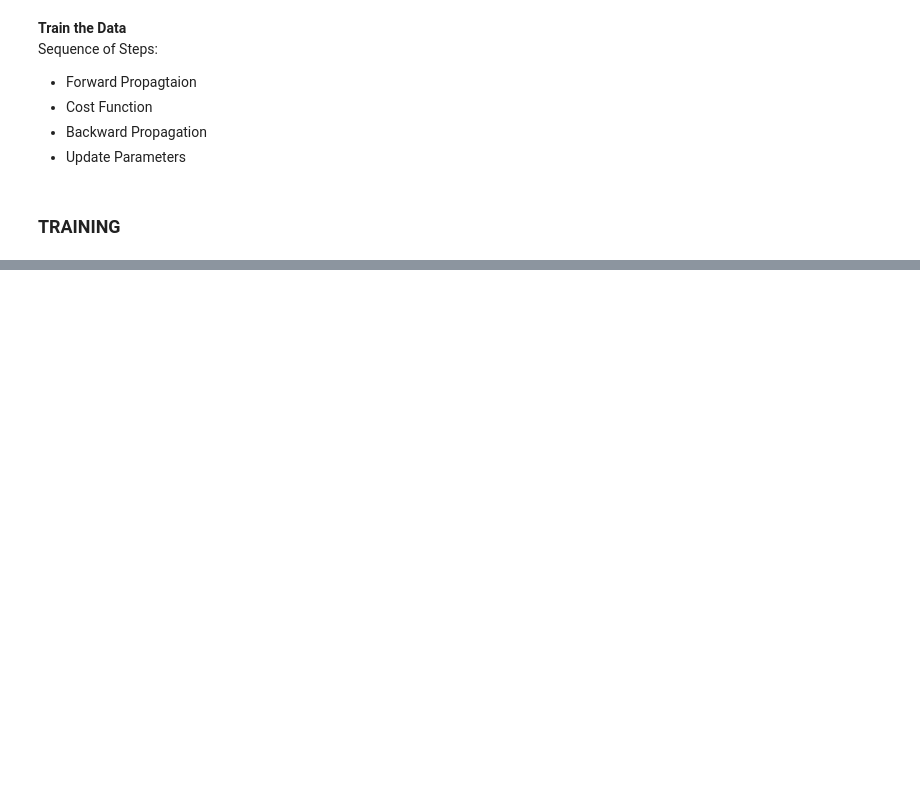
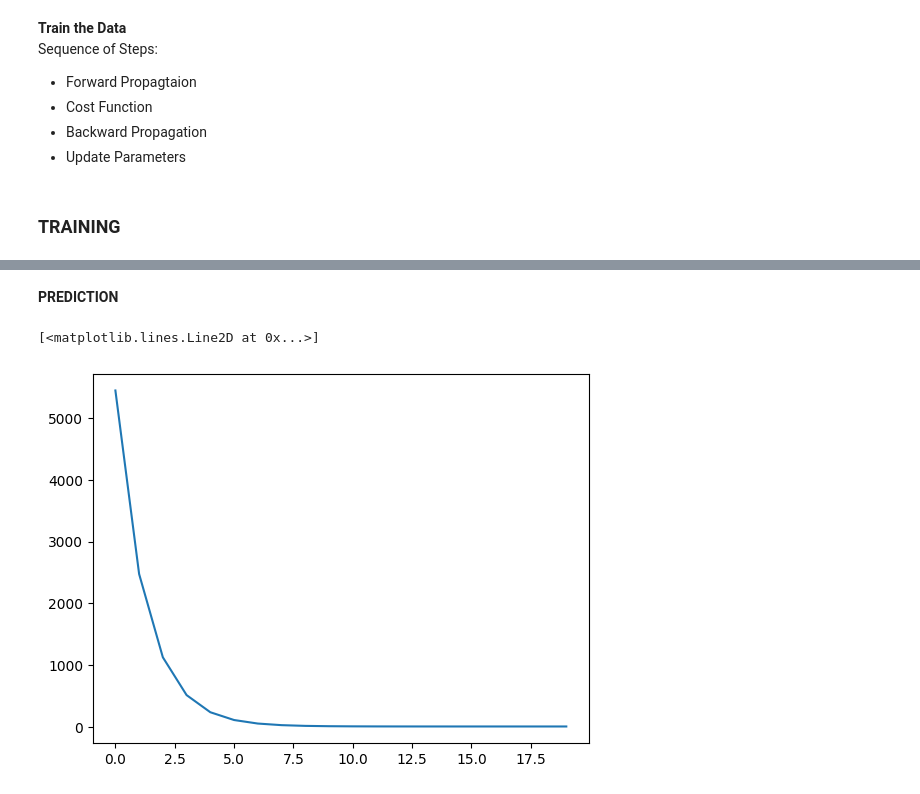
Before and after one commit to amanraj87/Linear-Regression-Model, a Jupyter notebook: LR.ipynb, the cells around one changed output, grey strips where cells are left out. Saved outputs shown, nothing was run; the diff lists cells and outputs as text; code cells hidden in the pictures; blank space fills up the shorter version.

```diff
--- a/LR.ipynb
+++ b/LR.ipynb
@@ -208 +208,8 @@ iterations=6, Loss=46.921188762693866
 ... (29 outputs left out)
+# %% [markdown]
+<b>PREDICTION</b>
+# %%
+plt.plot(loss)
+# %% [output]
+[<matplotlib.lines.Line2D at 0x...>]
+[figure, added]
```
Also changed, not shown: parts of 5 cells of this notebook.
